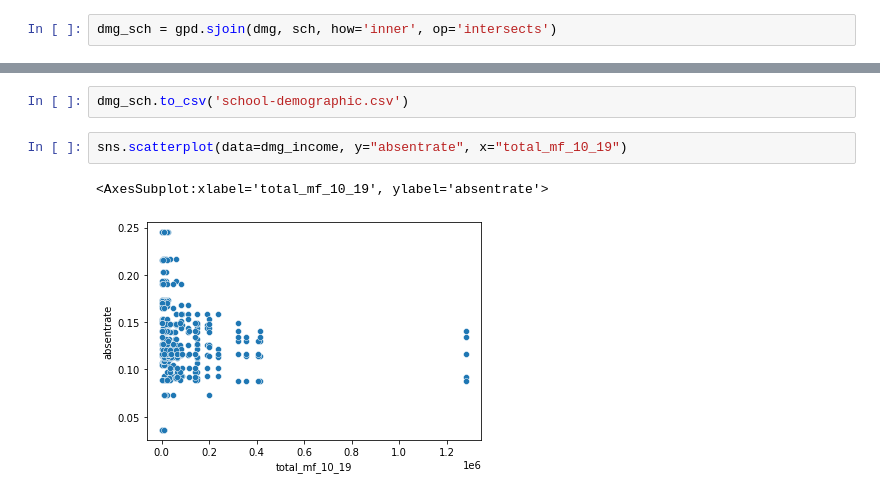
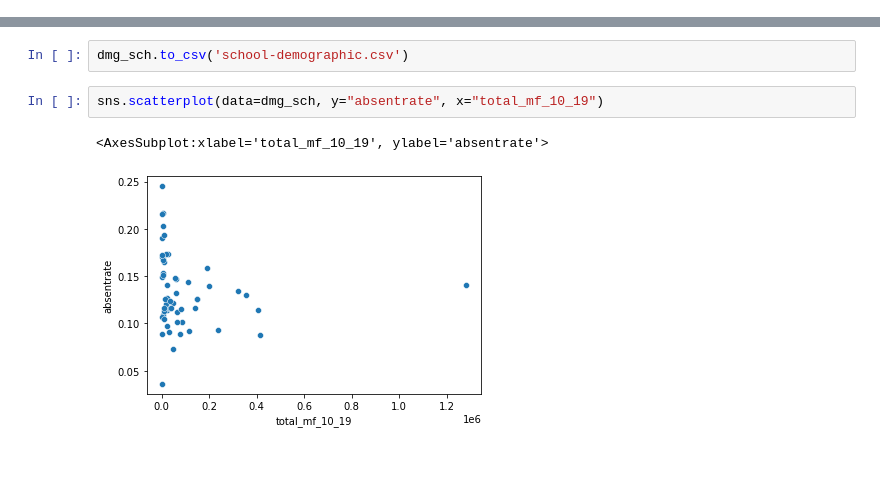
Before and after one commit to nnasr001/PBPL280S21Project1, a Jupyter notebook: school_attendance_income.ipynb, the cells around one changed output, grey strips where cells are left out. Drawn from its saved outputs; the diff is of its cells as text; blank space fills up the shorter version.

Commit message:
adding png visualization fials and fixing datasets

```diff
--- a/school_attendance_income.ipynb
+++ b/school_attendance_income.ipynb
@@ -248,5 +342,3 @@ dmg.head()
 | 06005 | POLYGON ((-120.54130 38.42291, -1... | 3705.0 |
 | 06007 | POLYGON ((-121.90870 39.30799, -1... | 27187.0 |
 | 06009 | POLYGON ((-120.37620 38.14265, -1... | 4245.0 |
-# %%
-dmg_sch = gpd.sjoin(dmg, sch, how='inner', op='intersects')
@@ -263,7 +387,7 @@ dmg_sch.head()
 # %%
 dmg_sch.to_csv('school-demographic.csv')
 # %%
-sns.scatterplot(data=dmg_income, y="absentrate", x="total_mf_10_19")
+sns.scatterplot(data=dmg_sch, y="absentrate", x="total_mf_10_19")
 # %% [output]
 <AxesSubplot:xlabel='total_mf_10_19', ylabel='absentrate'>
-[figure, old version]
+[figure, new version]
```
Also changed, not shown: parts of 40 cells of this notebook, 6 other files.
